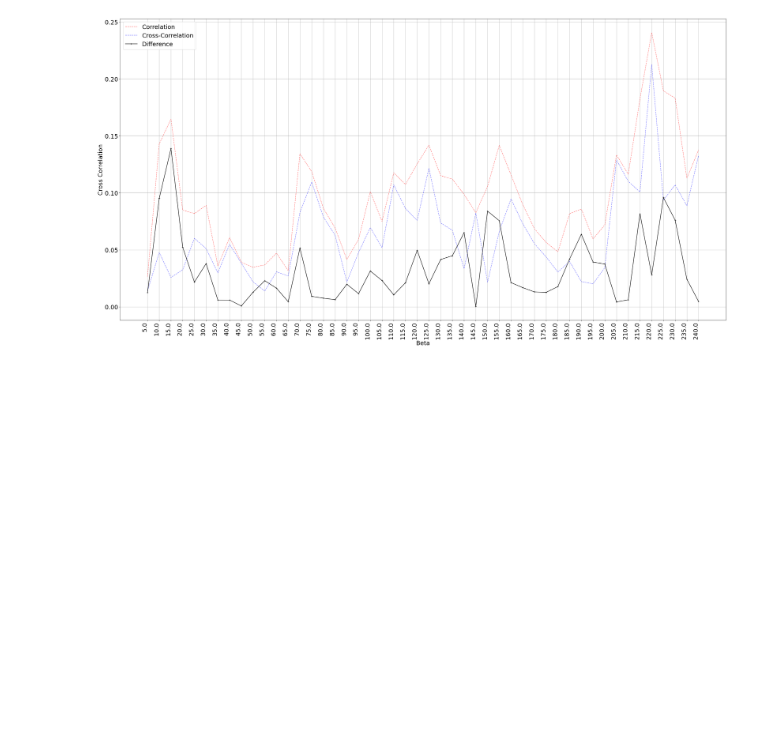
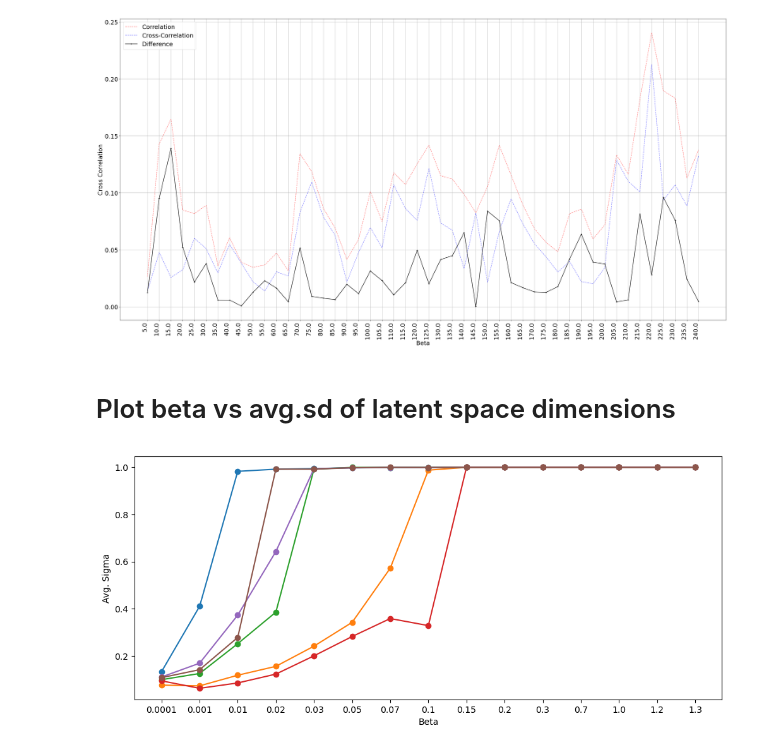
Before and after one commit to goharalisiddiqui/collective-encoder, a Jupyter notebook: analysis.ipynb, the cells around one changed output. Cells and saved outputs as stored; diff of their text form; code cells hidden in the pictures; blank space fills up the shorter version.

```diff
--- a/analysis.ipynb
+++ b/analysis.ipynb
@@ -148,3 +119,42 @@ plt.legend()
 # %% [output]
 <matplotlib.legend.Legend at 0x...>
 [figure]
+# %% [markdown]
+# Plot beta vs avg.sd of latent space dimensions
+# %%
+def get_avgSigmas(folder):
+    avgSigmas = {}
+    for run in [f for f in next(os.walk(folder))[1] if f != 'lightning_logs']:
+        n_run = run.split('_')[-1]
+        with open(os.path.join(folder,run,'out.txt')) as f:
+            txt = f.readlines()
+            for ind, line in enumerate(txt):
+                if "Avg. Sigma per LD" in line:
+                    ind += 1
+                    line = txt[ind]
+                    while "=====" not in line:
+                        infline = line.split(sep=':')
+                        key = infline[0].strip()
+                        value = float(infline[1].strip())
+                        if key not in avgSigmas.keys():
+                            avgSigmas[key] = {}
+                        avgSigmas[key][n_run] = value
+                        ind += 1
+                        line = txt[ind]
+                    break
+    return avgSigmas
+
+folder = './beta_search_ld6_lr0p001_long'
+betas = get_sorted(get_betas(folder))
+avgSigmas = get_avgSigmas(folder)
+for key in avgSigmas.keys():
+    avgSigmas[key] = get_sorted(avgSigmas[key])
+fig = plt.figure(figsize=(12,5))
+ax = fig.add_subplot(111)
+for key in avgSigmas.keys():
+    ax.plot(betas[:len(avgSigmas[key])], avgSigmas[key], 'o-', label=key)
+plt.xlabel('Beta')
+plt.ylabel('Avg. Sigma')
+plt.show()
+# %% [output]
+[figure, added]
```
Also changed, not shown: parts of 1 cell of this notebook, 2 other files.
